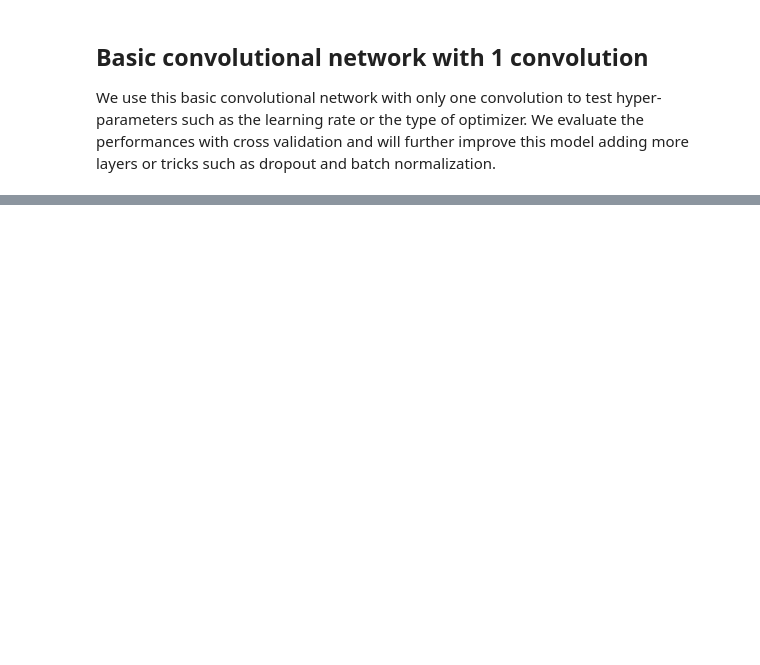
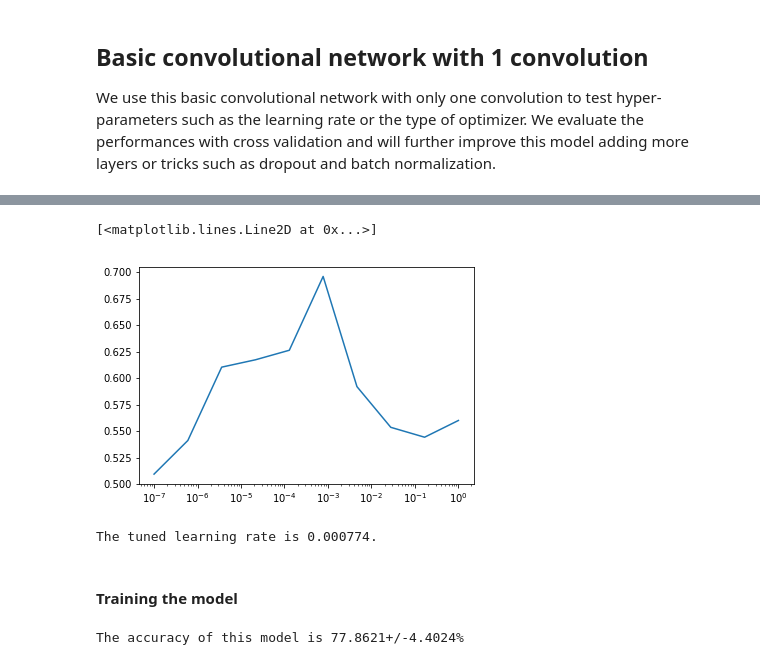
Before and after one commit to SSappy/deep_learning_epfl, a Jupyter notebook: project1/src/notebooks/Convolutional networks.ipynb, the cells around one changed output, grey strips where cells are left out. Drawn from its saved outputs; the diff is of its cells as text; code cells hidden in the pictures; blank space fills up the shorter version.

```diff
--- a/project1/src/notebooks/Convolutional networks.ipynb
+++ b/project1/src/notebooks/Convolutional networks.ipynb
@@ -28,8 +25,9 @@ The autoreload extension is already loaded. To reload it, use:
 # %%
-one_khz = False
+x_train, y_train = load_data(one_khz=False)
+x_test, y_test = load_data(train=False, one_khz=False)
 
-x_train, y_train = load_data(one_khz=one_khz)
-x_test, y_test = load_data(train=False, one_khz=one_khz)
+x_train_one_khz, y_train_one_khz = load_data(one_khz=True)
+x_test_one_khz, y_test_one_khz = load_data(train=False, one_khz=True)
 # %% [markdown]
 ## Basic convolutional network with 1 convolution
 
@@ -150,0 +43,15 @@ plot_history(history)
+# %%
+lr_list = np.logspace(-7, 0, 10)
+
+acc_list = []
+std_list = []
+
+for lr in lr_list:
+    acc, std = cross_validation(ConvNet1, x_train, y_train, epochs=1000, lr=lr)
+    acc_list.append(acc)
+    std_list.append(std)
+
+plt.semilogx(lr_list, acc_list)
+# %% [output]
+[<matplotlib.lines.Line2D at 0x...>]
+[figure, added]
@@ -150,0 +61,17 @@ plot_history(history)
+# %%
+acc_list, std_list = load_obj('cross_val_lr')
+lr_tuned = lr_list[np.argmax(acc_list)]
+print('The tuned learning rate is {}.'.format(round(lr_tuned, 6)))
+# %% [output]
+The tuned learning rate is 0.000774.
+# %% [markdown]
+#### Training the model
+# %%
+acc_list = cross_validation(lambda: ConvNet1(one_khz=False), x_train, y_train, raw=True,
+                            epochs=100, lr=lr_tuned, batch_size=16,
+                            standardize=True, noise=False, crop=False)
+acc = round(100*np.mean(acc_list), 4)
+std = round(100*np.std(acc_list), 4)
+print('The accuracy of this model is {0}+/-{1}%'.format(acc, std))
+# %% [output]
+The accuracy of this model is 77.8621+/-4.4024%
```
Also changed, not shown: parts of 36 cells of this notebook, 8 other files.
